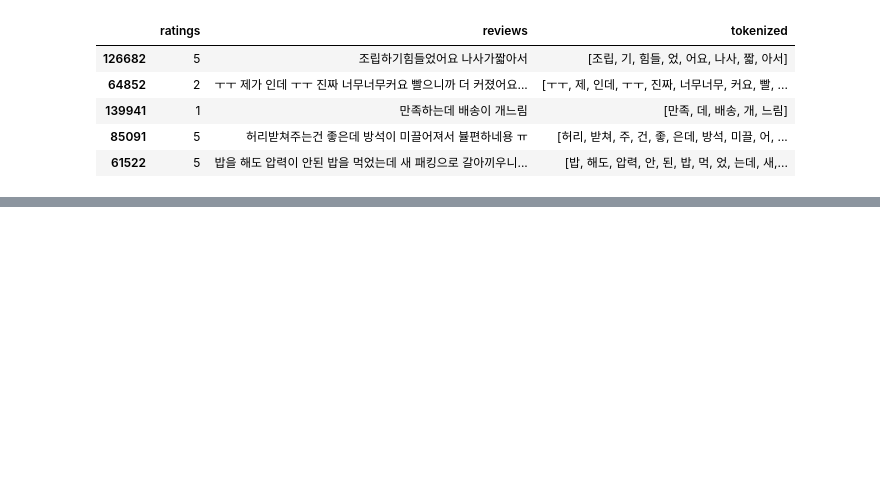
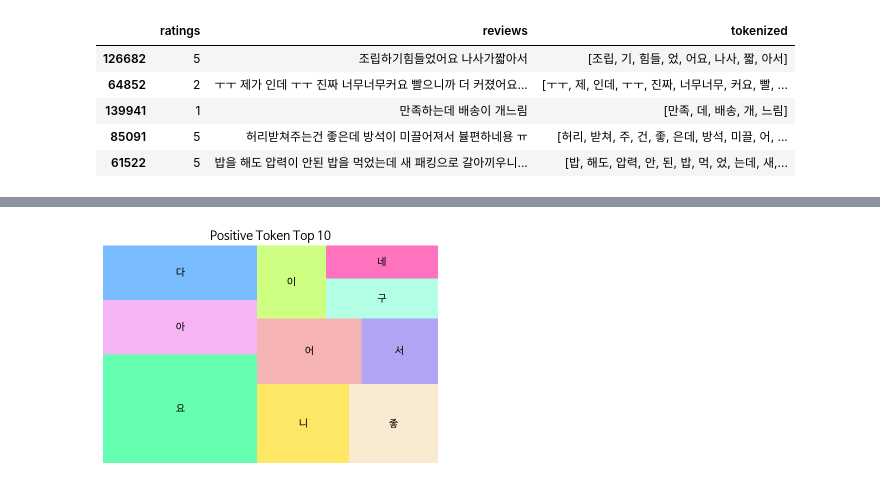
Before and after one commit to threegenie/sentiment_project, a Jupyter notebook: sentiment_project.ipynb, the cells around one changed output, grey strips where cells are left out. Cells and saved outputs as stored; diff of their text form; code cells hidden in the pictures; blank space fills up the shorter version.

```diff
--- a/sentiment_project.ipynb
+++ b/sentiment_project.ipynb
@@ -142,0 +222,3 @@ test.head()
+# %%
+pw = word_count(positive_words)
+pw.head()
@@ -142,0 +259,9 @@ test.head()
+# %%
+pw_top10 = pw[pw['rank'] <= 10]
+squarify.plot(sizes=pw_top10['percent'], label=pw_top10['word'], alpha=0.6, color=colors)
+plt.rc('font',family='NanumBarunGothic')
+plt.axis('off')
+plt.title('Positive Token Top 10')
+plt.show()
+# %% [output]
+[figure, added]
```
Also changed, not shown: parts of 12 cells of this notebook.
